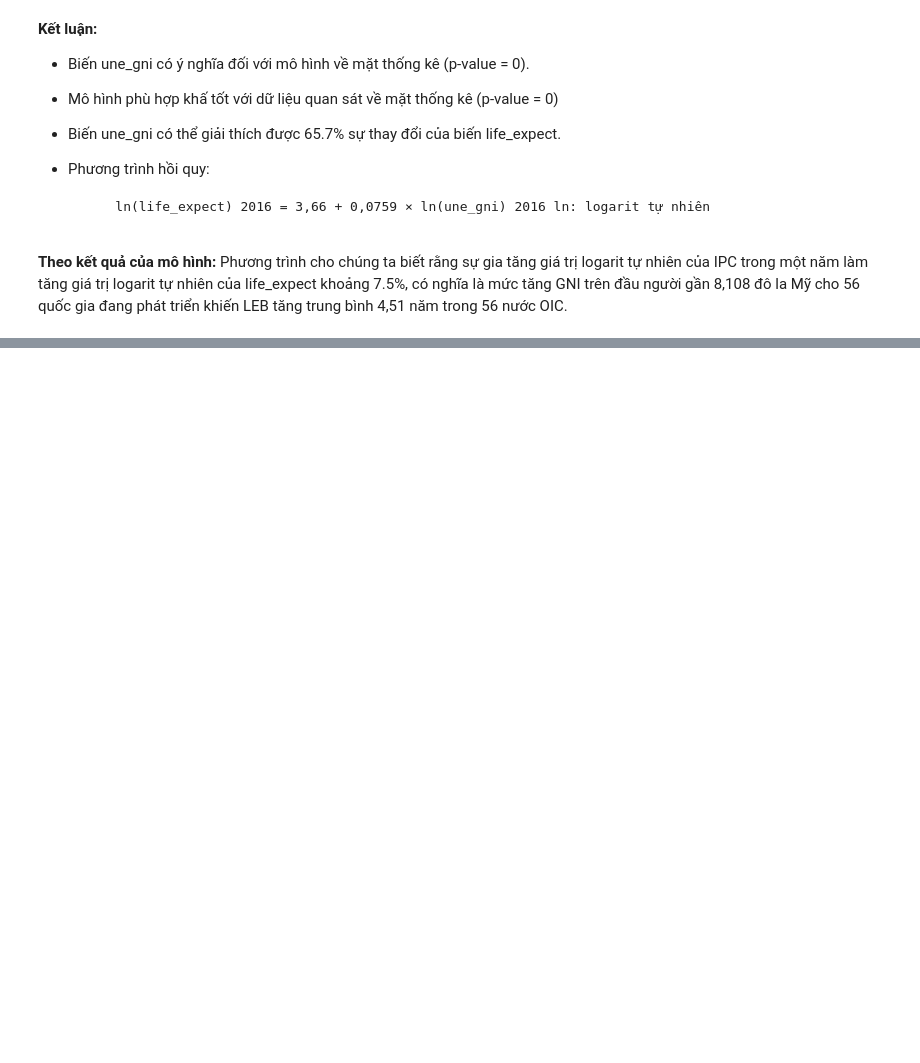
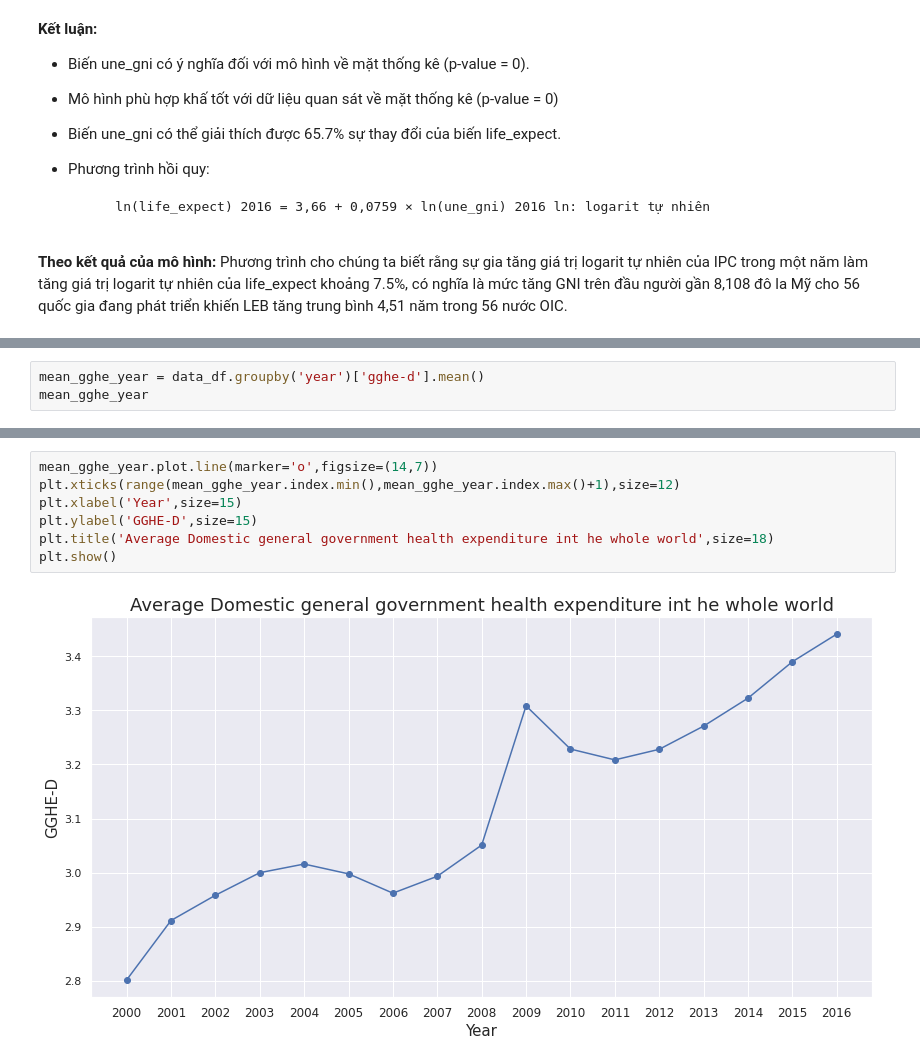
Before and after one commit to XQuyTran/Final_Project_LTKHDL, a Jupyter notebook: Version01-P4DS.ipynb, the cells around one changed output, grey strips where cells are left out. Cells and saved outputs as stored; diff of their text form; blank space fills up the shorter version.

Commit message:
add insight gghe-d

```diff
--- a/Version01-P4DS.ipynb
+++ b/Version01-P4DS.ipynb
@@ -846,0 +860,3 @@ Phương trình cho chúng ta biết rằng sự gia tăng giá trị logarit t
+# %%
+mean_gghe_year = data_df.groupby('year')['gghe-d'].mean()
+mean_gghe_year
@@ -846,0 +883,9 @@ Phương trình cho chúng ta biết rằng sự gia tăng giá trị logarit t
+# %%
+mean_gghe_year.plot.line(marker='o',figsize=(14,7))
+plt.xticks(range(mean_gghe_year.index.min(),mean_gghe_year.index.max()+1),size=12)
+plt.xlabel('Year',size=15)
+plt.ylabel('GGHE-D',size=15)
+plt.title('Average Domestic general government health expenditure int he whole world',size=18)
+plt.show()
+# %% [output]
+[figure, added]
```
Also changed, not shown: parts of 43 cells of this notebook.
